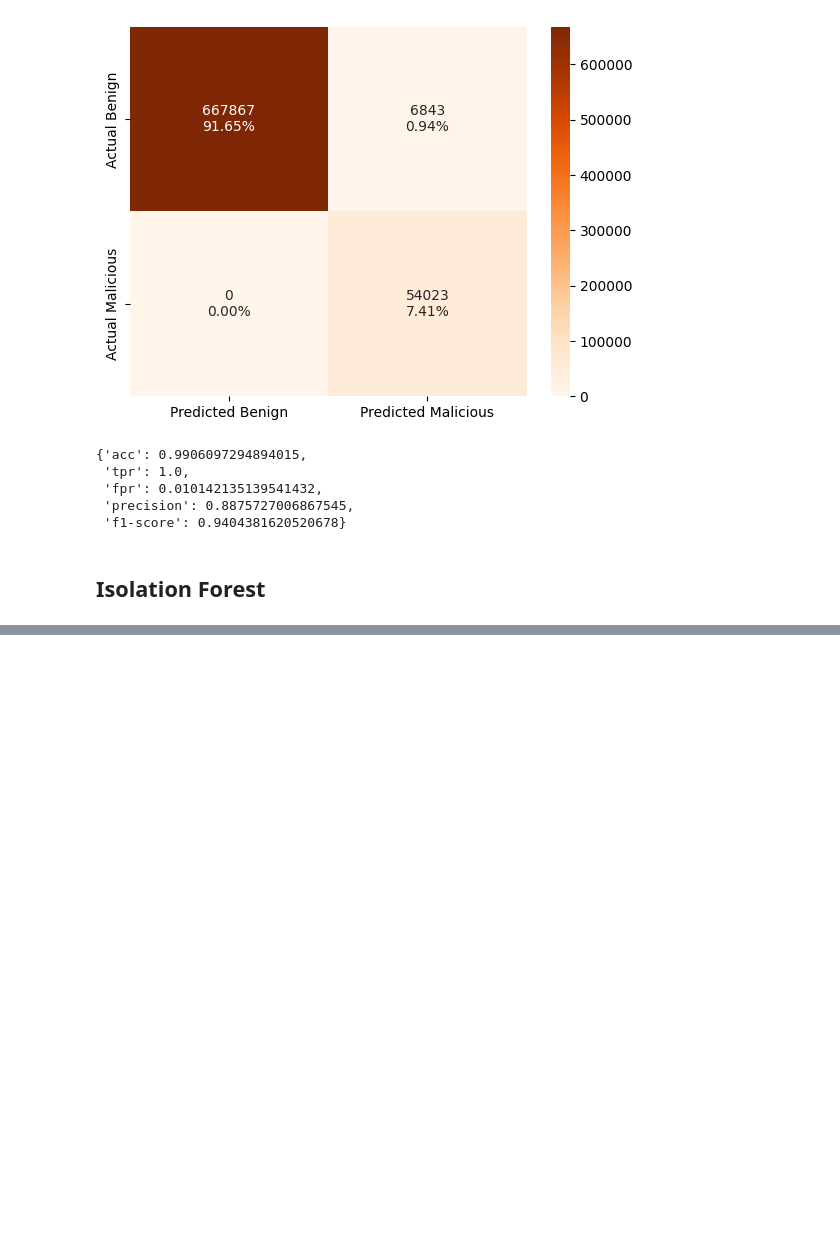
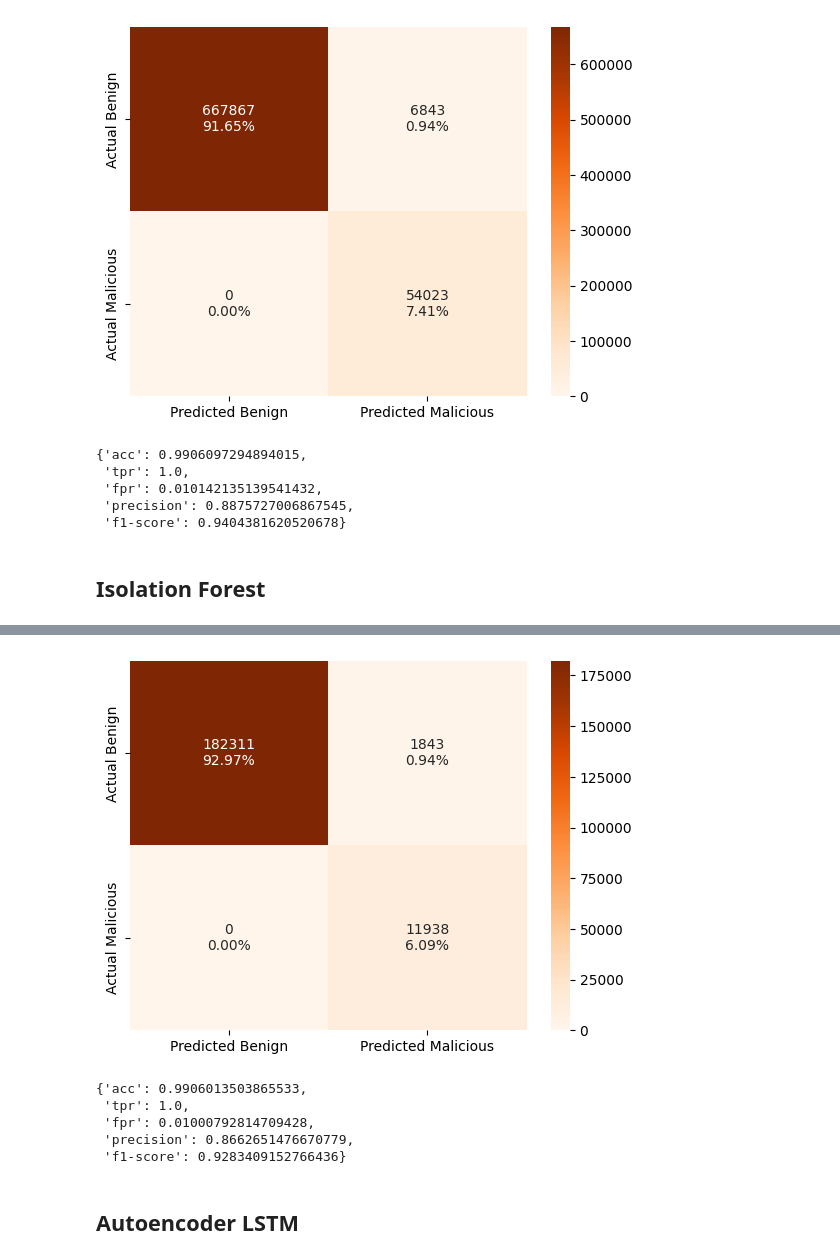
Before and after one commit to maduMelo/IDS-Extension-Program, a Jupyter notebook: Tasks 3-4/task4.ipynb, the cells around one changed output, grey strips where cells are left out. Cells and saved outputs as stored; diff of their text form; code cells hidden in the pictures; blank space fills up the shorter version.

```diff
--- a/Tasks 3-4/task4.ipynb
+++ b/Tasks 3-4/task4.ipynb
@@ -444,0 +497,14 @@ get_overall_metrics(y_drop, val_scores_iforest > BEST_IFOREST_VALIDATION_THRESHO
+# %%
+plot_confusion_matrix(y_ocsvm, y_pred)
+# %% [output]
+[figure, added]
+# %%
+get_overall_metrics(y_ocsvm, y_pred)
+# %% [output]
+{'acc': 0.9906013503865533,
+ 'tpr': 1.0,
+ 'fpr': 0.01000792814709428,
+ 'precision': 0.8662651476670779,
+ 'f1-score': 0.9283409152766436}
+# %% [markdown]
+## Autoencoder LSTM
```
Also changed, not shown: parts of 70 cells of this notebook, 5 other files.
